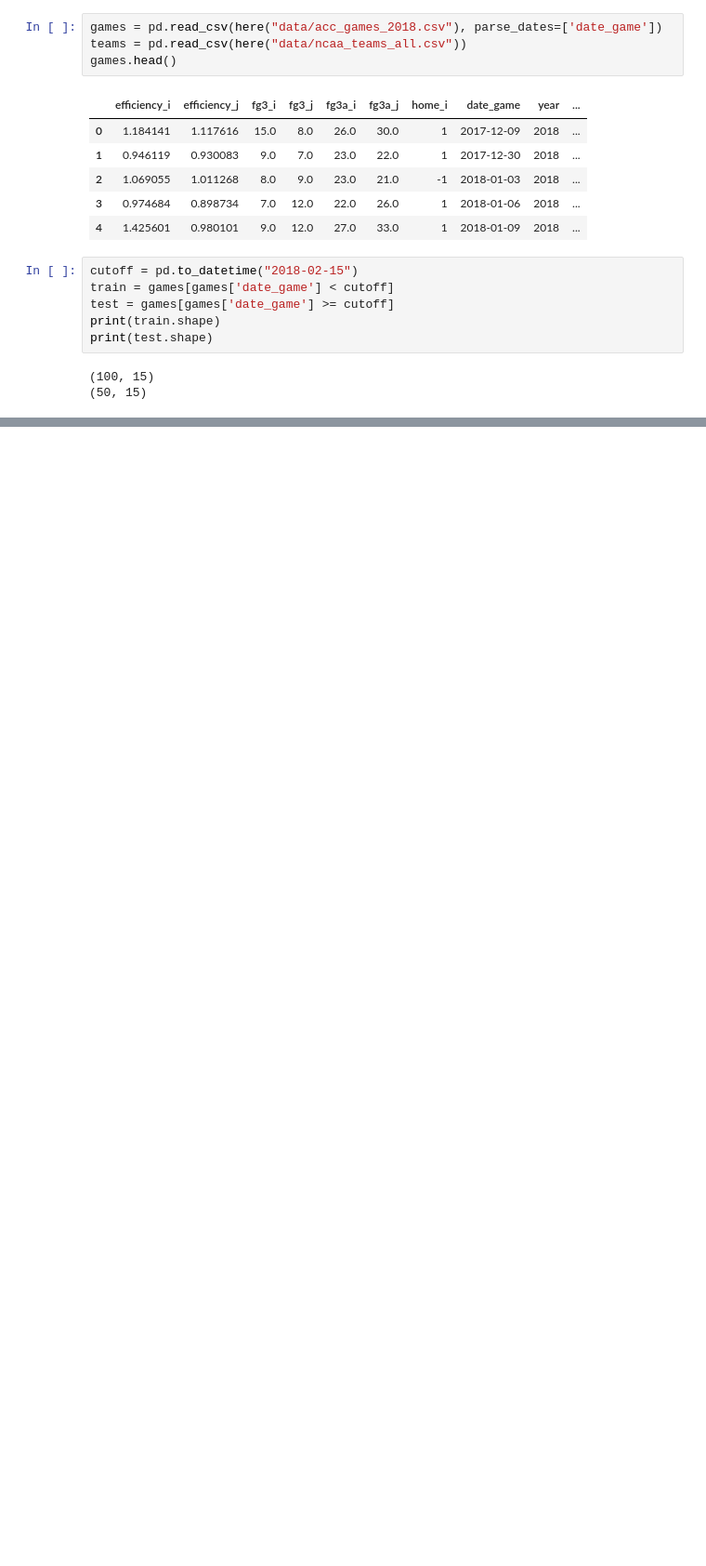
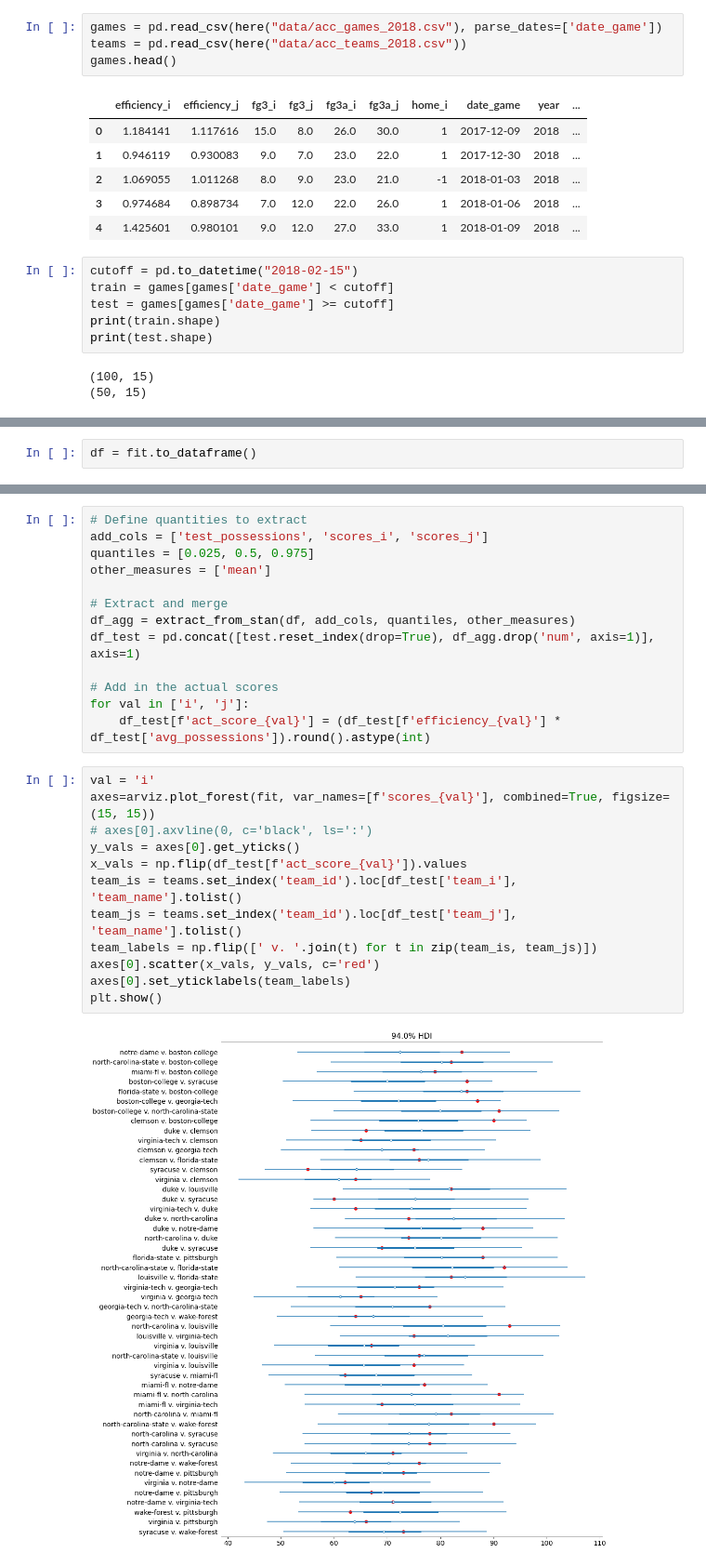
Before and after one commit to robert-robison/cbbsignal, a Jupyter notebook: expt/cbb_3pt.ipynb, the cells around one changed output, grey strips where cells are left out. Shown at 93% size. Saved outputs shown, nothing was run; the diff lists cells and outputs as text; blank space fills up the shorter version.

Commit message:
Implemented basic efficiency system in pystan

```diff
--- a/expt/cbb_3pt.ipynb
+++ b/expt/cbb_3pt.ipynb
@@ -30,6 +33,6 @@ from pyprojroot import here
 # %%
 games = pd.read_csv(here("data/acc_games_2018.csv"), parse_dates=['date_game'])
-teams = pd.read_csv(here("data/ncaa_teams_all.csv"))
+teams = pd.read_csv(here("data/acc_teams_2018.csv"))
 games.head()
 # %% [output]
 |  | efficiency_i | efficiency_j | fg3_i | fg3_j | fg3a_i | fg3a_j | home_i | date_game | year | ... |
@@ -209,0 +175,2 @@ RuntimeError: Exception: []: accessing element out of range. index 782 out of ra
+# %%
+df = fit.to_dataframe()
@@ -209,0 +238,27 @@ RuntimeError: Exception: []: accessing element out of range. index 782 out of ra
+# %%
+# Define quantities to extract
+add_cols = ['test_possessions', 'scores_i', 'scores_j']
+quantiles = [0.025, 0.5, 0.975]
+other_measures = ['mean']
+
+# Extract and merge
+df_agg = extract_from_stan(df, add_cols, quantiles, other_measures)
+df_test = pd.concat([test.reset_index(drop=True), df_agg.drop('num', axis=1)], axis=1)
+
+# Add in the actual scores
+for val in ['i', 'j']:
+    df_test[f'act_score_{val}'] = (df_test[f'efficiency_{val}'] * df_test['avg_possessions']).round().astype(int)
+# %%
+val = 'i'
+axes=arviz.plot_forest(fit, var_names=[f'scores_{val}'], combined=True, figsize=(15, 15))
+# axes[0].axvline(0, c='black', ls=':')
+y_vals = axes[0].get_yticks()
+x_vals = np.flip(df_test[f'act_score_{val}']).values
+team_is = teams.set_index('team_id').loc[df_test['team_i'], 'team_name'].tolist()
+team_js = teams.set_index('team_id').loc[df_test['team_j'], 'team_name'].tolist()
+team_labels = np.flip([' v. '.join(t) for t in zip(team_is, team_js)])
+axes[0].scatter(x_vals, y_vals, c='red')
+axes[0].set_yticklabels(team_labels)
+plt.show()
+# %% [output]
+[figure, added]
```
Also changed, not shown: parts of 15 cells of this notebook, 1 other file.
